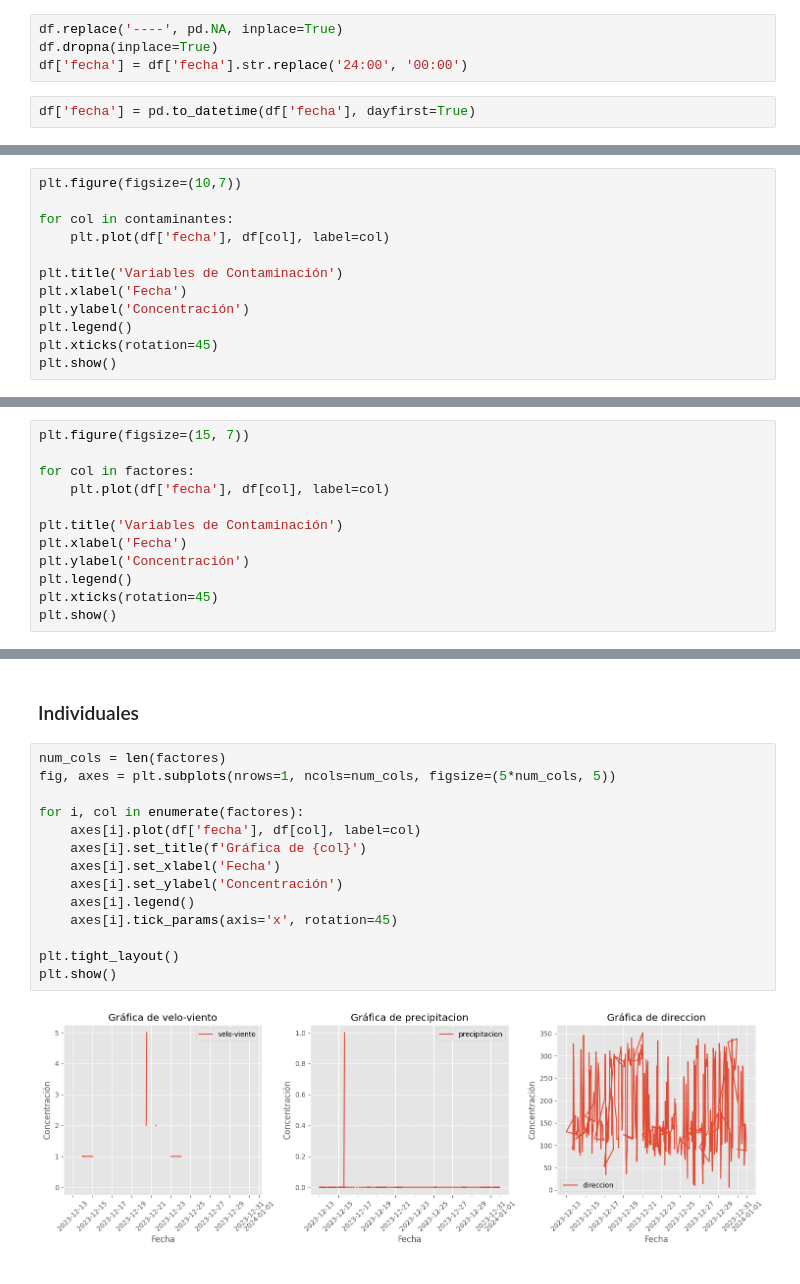
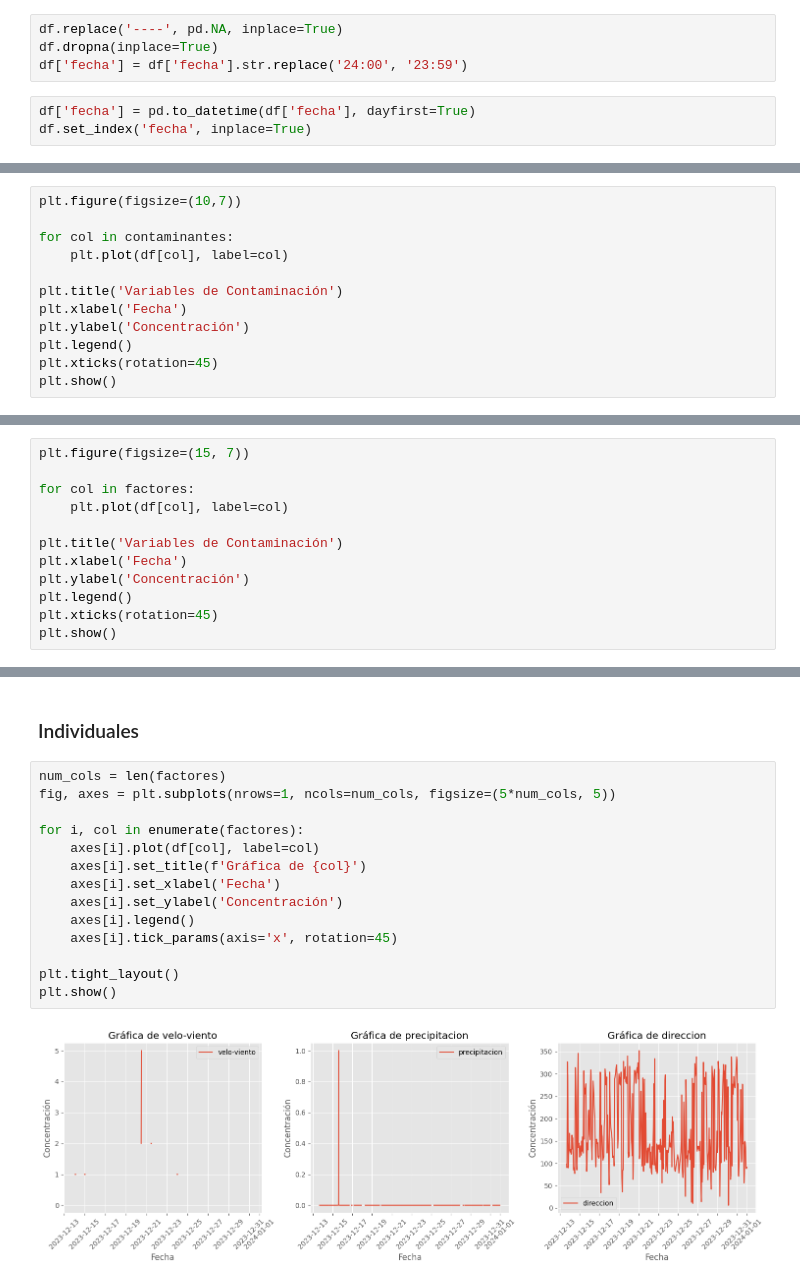
Before and after one commit to ChiaraVL/VidaArtificial, a Jupyter notebook: Datetime.ipynb, the cells around one changed output, grey strips where cells are left out. Drawn from its saved outputs; the diff is of its cells as text.

```diff
--- a/Datetime.ipynb
+++ b/Datetime.ipynb
@@ -40,9 +40,10 @@ memory usage: 752.9+ KB
 # %%
 df.replace('----', pd.NA, inplace=True)
 df.dropna(inplace=True)
-df['fecha'] = df['fecha'].str.replace('24:00', '00:00')
+df['fecha'] = df['fecha'].str.replace('24:00', '23:59')
 # %%
 df['fecha'] = pd.to_datetime(df['fecha'], dayfirst=True)
+df.set_index('fecha', inplace=True)
 # %%
 df.info()
 # %% [output]
@@ -81,7 +81,7 @@ for col in contaminantes:
 plt.figure(figsize=(10,7))
 
 for col in contaminantes:
-    plt.plot(df['fecha'], df[col], label=col)
+    plt.plot(df[col], label=col)
 
 plt.title('Variables de Contaminación')
 plt.xlabel('Fecha')
@@ -95,7 +95,7 @@ plt.show()
 plt.figure(figsize=(15, 7))
 
 for col in factores:
-    plt.plot(df['fecha'], df[col], label=col)
+    plt.plot(df[col], label=col)
 
 plt.title('Variables de Contaminación')
 plt.xlabel('Fecha')
@@ -110,19 +110,19 @@ plt.show()
 # %%
 num_cols = len(factores)
 fig, axes = plt.subplots(nrows=1, ncols=num_cols, figsize=(5*num_cols, 5))
 
 for i, col in enumerate(factores):
-    axes[i].plot(df['fecha'], df[col], label=col)
+    axes[i].plot(df[col], label=col)
     axes[i].set_title(f'Gráfica de {col}')
     axes[i].set_xlabel('Fecha')
     axes[i].set_ylabel('Concentración')
     axes[i].legend()
     axes[i].tick_params(axis='x', rotation=45)
 
 plt.tight_layout()
 plt.show()
 # %% [output]
-[figure, old version]
+[figure, new version]
 # %%
 num_cols = 3
 num_rows = len(contaminantes) // num_cols + (len(contaminantes) % num_cols > 0)
```
Also changed, not shown: parts of 18 cells of this notebook.
